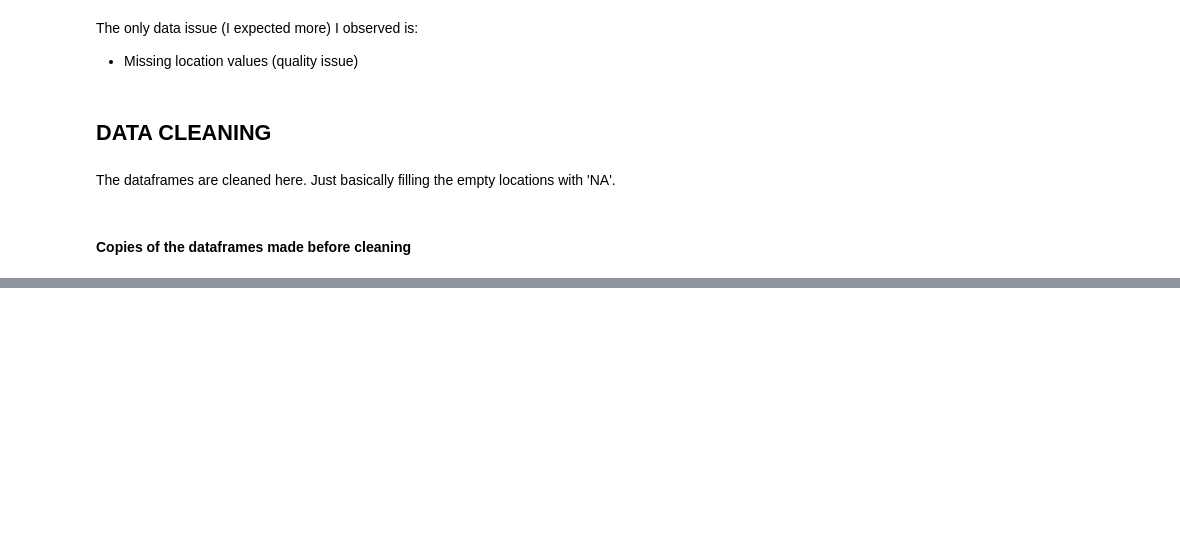
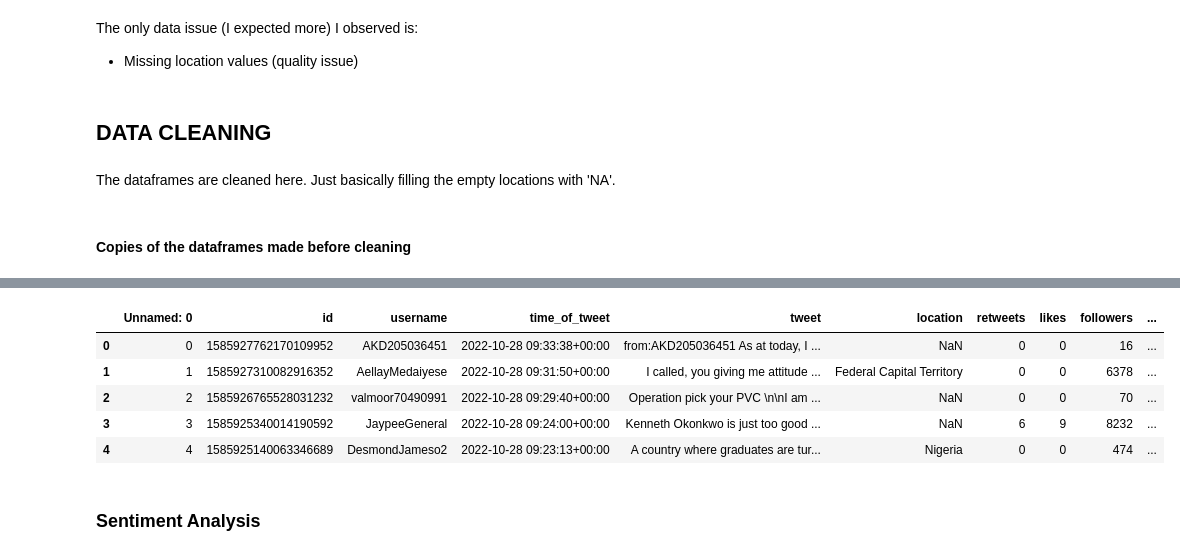
Before and after one commit to PrinssAlex/Presidential_Election_Results_2023, a Jupyter notebook: 2023elections.ipynb, the cells around one changed output, grey strips where cells are left out. Cells and saved outputs as stored; diff of their text form; code cells hidden in the pictures; blank space fills up the shorter version.

```diff
--- a/2023elections.ipynb
+++ b/2023elections.ipynb
@@ -236,0 +329,37 @@ obi_df=df_obi.copy()
+# %%
+# Defining my NLTK stop words and my user-defined stop words
+stop_words = list(stopwords.words('english'))
+alphabets = list(string.ascii_lowercase)
+stop_words = stop_words + alphabets
+# %%
+emojis = list(UNICODE_EMOJI.keys())
+# %%
+# preProcess tweet for sentiment analysis
+def preprocessTweets(tweet):
+    tweet = tweet.lower()
+    # Cleaning and removing URL’s
+    tweet = re.sub(r"http\S+|www\S+|https\S+", '', tweet, flags = re.MULTILINE)
+    # Cleaning and removing repeating characters
+    tweet = re.sub(r'\@\w+|\#\w+|\d+', '',  tweet)
+    # Cleaning and removing the above stop words list from the tweet text
+    tweet_tokens = word_tokenize(tweet)
+    filtered_words = [w for w in tweet_tokens if w not in stop_words]
+    filtered_words = [w for w in filtered_words if w not in emojis]
+    # Cleaning and removing punctuations
+    unpunctuated_words = [w for w in filtered_words if w not in string.punctuation]
+    lemmatizer = WordNetLemmatizer()
+    lemma_words = [lemmatizer.lemmatize(w) for w in unpunctuated_words]
+    return " ".join(lemma_words)
+# %%
+# Generate a new column called 'Processed Tweets' by applying preprocessed tweets function to the 'Tweet' column.
+obi_df['Processed_Tweets'] = obi_df['tweet'].apply(preprocessTweets)
+obi_df.head()
+# %% [output]
+|  | Unnamed: 0 | id | username | time_of_tweet | tweet | location | retweets | likes | followers | ... |
+| 0 | 0 | 1585927762170109952 | AKD205036451 | 2022-10-28 09:33:38+00:00 | from:AKD205036451 As at today, I ... | NaN | 0 | 0 | 16 | ... |
+| 1 | 1 | 1585927310082916352 | AellayMedaiyese | 2022-10-28 09:31:50+00:00 | I called, you giving me attitude ... | Federal Capital Territory | 0 | 0 | 6378 | ... |
+| 2 | 2 | 1585926765528031232 | valmoor70490991 | 2022-10-28 09:29:40+00:00 | Operation pick your PVC \n\nI am ... | NaN | 0 | 0 | 70 | ... |
+| 3 | 3 | 1585925340014190592 | JaypeeGeneral | 2022-10-28 09:24:00+00:00 | Kenneth Okonkwo is just too good ... | NaN | 6 | 9 | 8232 | ... |
+| 4 | 4 | 1585925140063346689 | DesmondJameso2 | 2022-10-28 09:23:13+00:00 | A country where graduates are tur... | Nigeria | 0 | 0 | 474 | ... |
+# %% [markdown]
+### Sentiment Analysis
```
Also changed, not shown: parts of 17 cells of this notebook.
